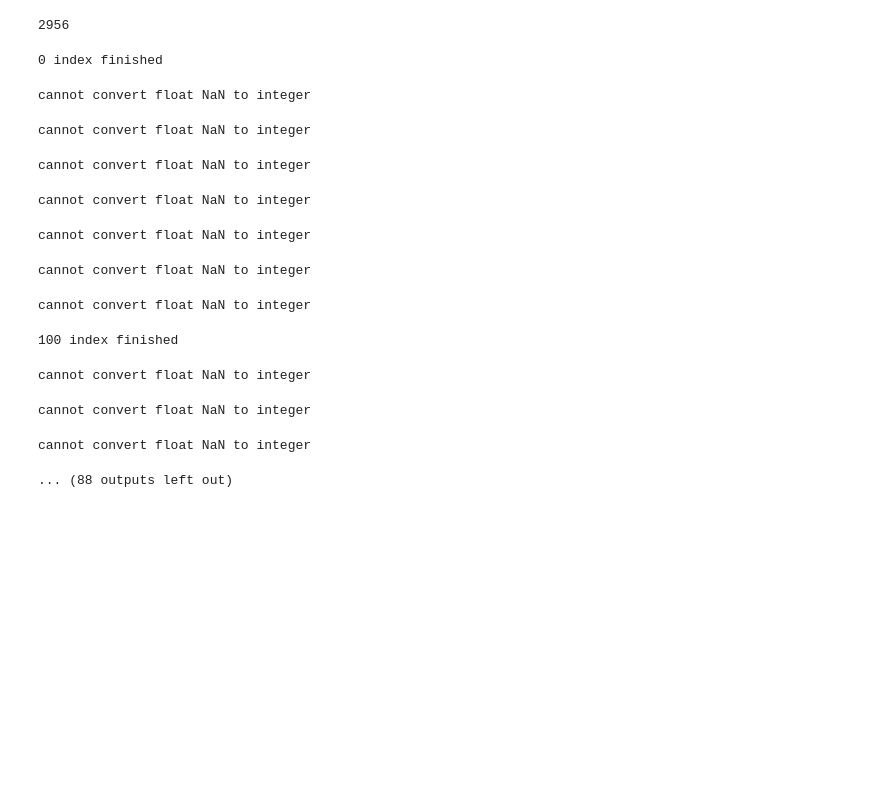
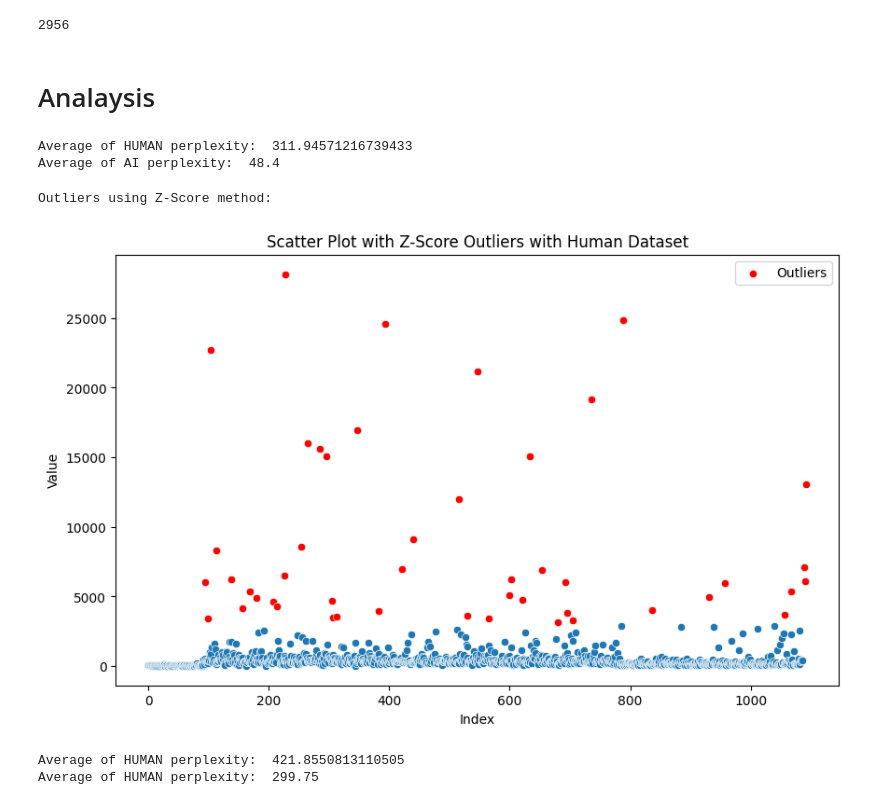
Before and after one commit to bobaebak/ai_text_detection, a Jupyter notebook: cookbooks/gptzero-threshold.ipynb, the cells around one changed output. Saved outputs shown, nothing was run; the diff lists cells and outputs as text; code cells hidden in the pictures; blank space fills up the shorter version.

```diff
--- a/cookbooks/gptzero-threshold.ipynb
+++ b/cookbooks/gptzero-threshold.ipynb
@@ -106,7 +104,7 @@ len(gpt_dataset)
 # %%
 json_lst = []
 
-for i, data in enumerate(tqdm(gpt_dataset)):
+for i, data in enumerate(tqdm(h_dataset)):
     try:
         input = data['input']
         result = detect(input)
@@ -124,17 +122,56 @@ file_path = "".join('/mnt/data/bobae/ai_text_detection/dataset/ai/gptzero_ai.jso
 print(f"saved to {file_path}...")
 with open(file_path, "w") as f:
     json.dump(json_lst, f, indent=4)
-# %% [output]
-0 index finished
-cannot convert float NaN to integer
-cannot convert float NaN to integer
-cannot convert float NaN to integer
-cannot convert float NaN to integer
-cannot convert float NaN to integer
-cannot convert float NaN to integer
-cannot convert float NaN to integer
-100 index finished
-cannot convert float NaN to integer
-cannot convert float NaN to integer
-cannot convert float NaN to integer
-... (88 outputs left out)
+# %% [markdown]
+# Analaysis
+# %%
+with open('../dataset/human/gptzero_human.json', "r") as f:
+    h_dataset = json.load(f)
+
+with open('../dataset/ai/gptzero_ai.json', "r") as f:
+    m_dataset = json.load(f)
+# %%
+print("Average of HUMAN perplexity: ", np.median([item['perplexity_per_line_avg'] for item in h_dataset]))
+print("Average of AI perplexity: ", np.median([item['perplexity_per_line_avg'] for item in m_dataset]))
+# %% [output]
+Average of HUMAN perplexity:  311.94571216739433
+Average of AI perplexity:  48.4
+# %%
+from scipy import stats
+
+# Example dataset (replace with your actual data)
+data = [item['perplexity_per_line_avg'] for item in h_dataset]
+
+# Convert to DataFrame
+df = pd.DataFrame(data, columns=['Value'])
+
+# Calculate Z-scores
+df['Z-Score'] = np.abs(stats.zscore(df['Value']))
+
+# Define threshold for Z-score
+z_score_threshold = 1
+
+# Identify outliers
+outliers_z = df[df['Z-Score'] > z_score_threshold]
+
+print("Outliers using Z-Score method:")
+# print(outliers_z)
+df.drop(outliers_z.index, inplace=True)
+
+# Visualization
+plt.figure(figsize=(10, 6))
+sns.scatterplot(x=range(len(df)), y=df['Value'])
+sns.scatterplot(x=outliers_z.index, y=outliers_z['Value'], color='red', label='Outliers')
+plt.title('Scatter Plot with Z-Score Outliers with Human Dataset')
+plt.xlabel('Index')
+plt.ylabel('Value')
+plt.legend()
+plt.show()
+
+print("Average of HUMAN perplexity: ", df['Value'].mean())
+print("Average of HUMAN perplexity: ", df['Value'].median())
+# %% [output]
+Outliers using Z-Score method:
+[figure, added]
+Average of HUMAN perplexity:  421.8550813110505
+Average of HUMAN perplexity:  299.75
```
Also changed, not shown: parts of 4 cells of this notebook, 9 other files.
